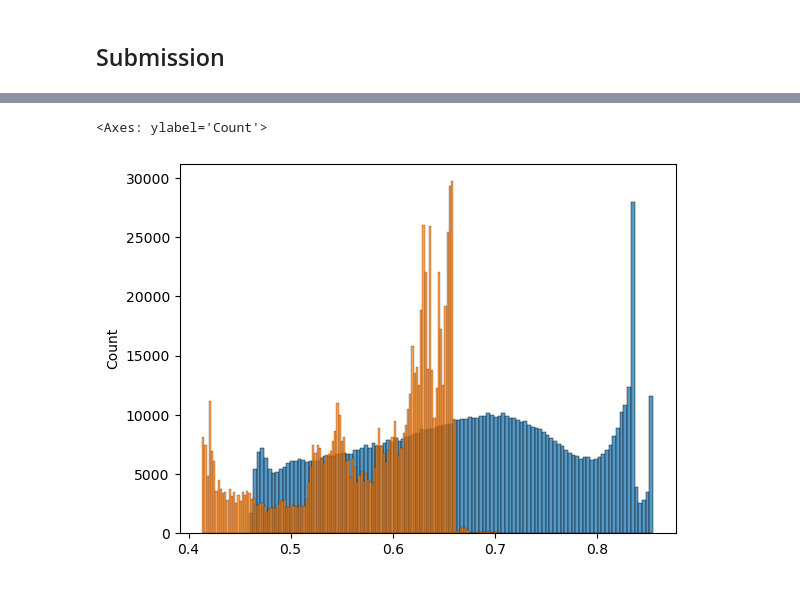
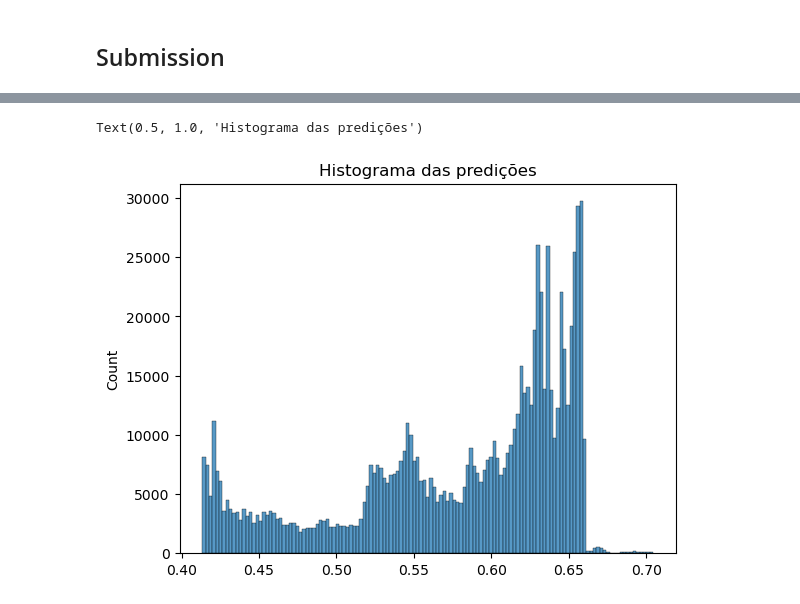
Before and after one commit to jonhbl/dl-flavours-of-physics, a Jupyter notebook: data-analysis.ipynb, the cells around one changed output, grey strips where cells are left out. Drawn from its saved outputs; the diff is of its cells as text; code cells hidden in the pictures.

```diff
--- a/data-analysis.ipynb
+++ b/data-analysis.ipynb
@@ -668,10 +860,10 @@ result.to_csv("result.csv", index=False, sep=",")
 # %%
 sub_ex = pd.read_csv("data/sample_submission.csv")
 # %%
-sns.histplot(result["prediction"].values)
 sns.histplot(sub_ex["prediction"].values)
+plt.title("Histograma das predições")
 # %% [output]
-<Axes: ylabel='Count'>
+Text(0.5, 1.0, 'Histograma das predições')
-[figure, old version]
+[figure, new version]
 # %% [markdown]
 ![image.png](attachment:image.png)
```
Also changed, not shown: parts of 130 cells of this notebook, 5 other files.
